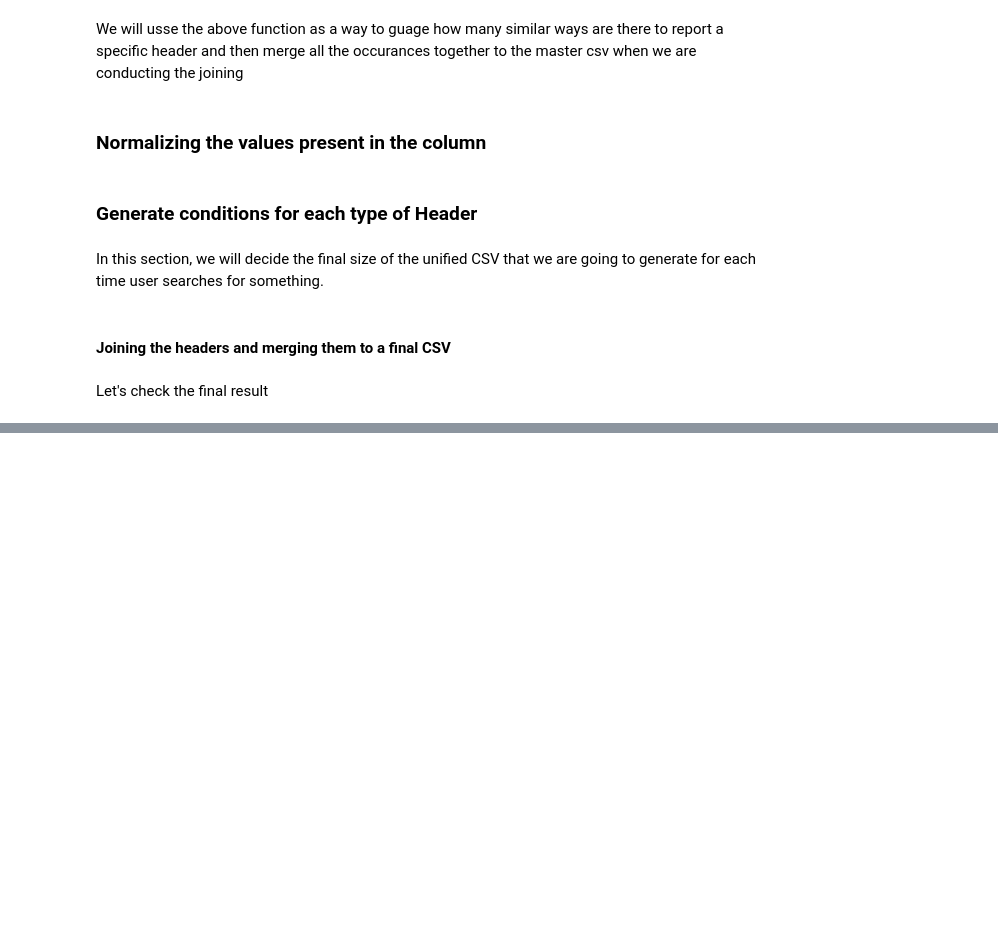
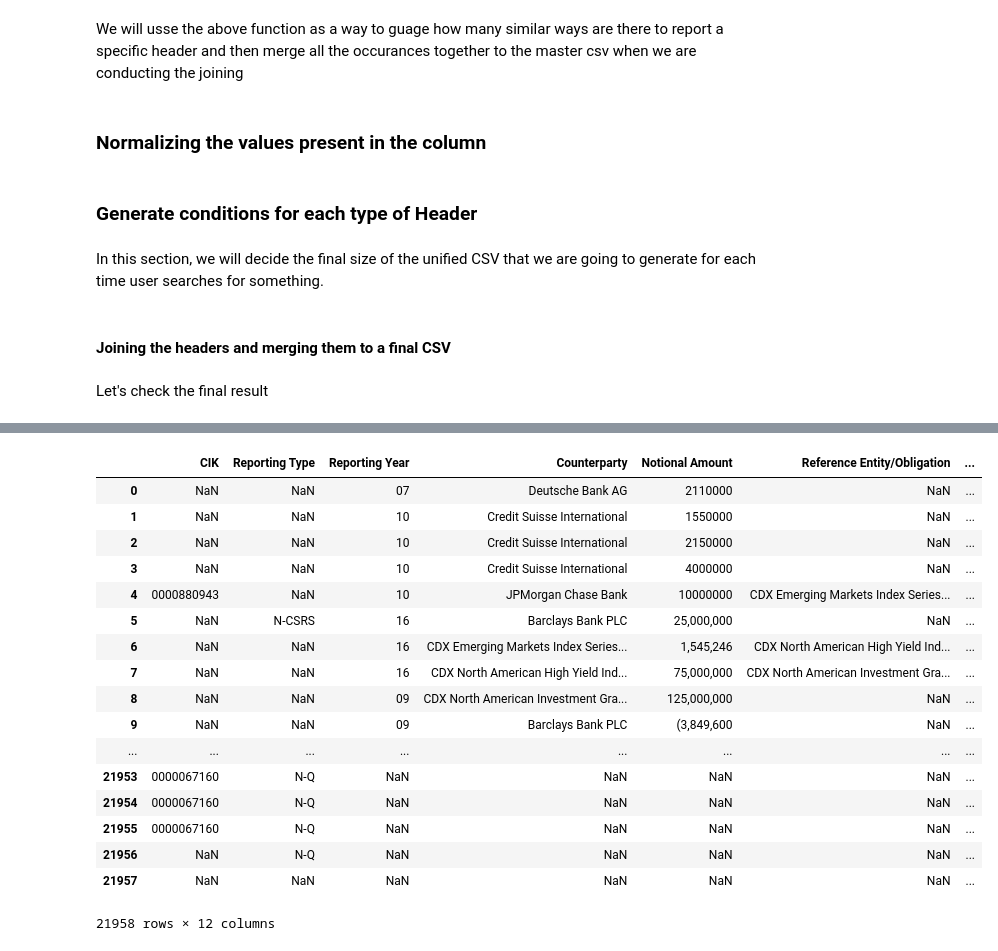
Before and after one commit to sudhamstarun/Credit-Default-Swap-Search-Engine, a Jupyter notebook: Notebooks/Unified CSV Generation.ipynb, the cells around one changed output, grey strips where cells are left out. Drawn from its saved outputs; the diff is of its cells as text; code cells hidden in the pictures; blank space fills up the shorter version.

```diff
--- a/Notebooks/Unified CSV Generation.ipynb
+++ b/Notebooks/Unified CSV Generation.ipynb
@@ -86,7 +86,7 @@ Using this to test out the best conditions required to extract all the possible
 # %%
 counter = 0
 for header in lol:
-    if 'buy' in header.lower() or  ('sell' in header.lower() or 'protection' in header.lower()):
+    if 'description' in lol:
         print(header)
         counter+=1
 print ("Counter", counter)
@@ -132,7 +116,7 @@ normalizeValues(filelist)
 In this section, we will decide the final size of the unified CSV that we are going to generate for each time user searches for something.
 # %%
 column_headers = ["CIK", "Reporting Type", "Reporting Year", "Counterparty", "Notional Amount", "Reference Entity/Obligation", "Fixed Rate", "Expiration Date", "Appreciation/Depreciation", "Upfront Payments Paid/Received", "Implied Credit Spread", "Buy/Sell Protection", "Description"]
-lol = pd.DataFrame()
+unified_csv = pd.DataFrame()
 CIK_csv = pd.DataFrame(columns=["CIK"])
 Reporting_Type_csv = pd.DataFrame(columns=["Reporting Type"])
 Reporting_Year_csv = pd.DataFrame(columns=["Reporting Year"])
@@ -144,6 +128,7 @@ Expiration_Date_csv = pd.DataFrame(columns=["Expiration Date"])
 Appreciation_csv = pd.DataFrame(columns=["Appreciation/Depreciation"])
 Upfront_Payments_csv = pd.DataFrame(columns=["Upfront Payments Paid/Received"])
 Buy_Sell_csv = pd.DataFrame(columns=["Buy/Sell Protection"])
+Description_csv = pd.DataFrame(columns=["Description"])
 # %% [markdown]
 #### Joining the headers and merging them to a final CSV
 # %%
@@ -157,10 +142,14 @@ for filename in filelist:
         if 'cik' in header.lower():
             for i in df[header].iteritems():
                 CIK_csv = CIK_csv.append({'CIK': i[1]}, ignore_index=True)
+            else:
+            CIK_csv = CIK_csv.append({'CIK': "NaN"}, ignore_index=True)
 
         if 'reporting' in header.lower():
             for i in df[header].iteritems():
                 Reporting_Type_csv = Reporting_Type_csv.append({'Reporting Type': i[1]}, ignore_index=True)
+        else:
+            Reporting_Type_csv = Reporting_Type_csv.append({'Reporting Type': "NaN"}, ignore_index=True)
 
         if 'year' in header.lower():
             for i in df[header].iteritems():
@@ -195,8 +184,14 @@ for filename in filelist:
             for i in df[header].iteritems():
                 Upfront_Payments_csv = Upfront_Payments_csv.append({'Upfront Payments Paid/Received': i[1]}, ignore_index=True)
 
-        if 'buy' in header.lower() or  ('sell' in header.lower() or 'protection' in header.lower()):
+        if 'buy' in header.lower() or  'sell' in header.lower() or 'protection' in header.lower():
             for i in df[header].iteritems():
-                Buy_Sell_csv = Buy_Sell_csv.append({'Buy/Sell Protection': i[1]}, ignore_index=True)\
+                Buy_Sell_csv = Buy_Sell_csv.append({'Buy/Sell Protection': i[1]}, ignore_index=True)
+
+        if 'description' in header.lower():
+            for i in df[header].iteritems():
+                Description_csv = Description_csv.append({'Description': i[1]}, ignore_index=True)
+        else:
+            Description_csv = Description_csv.append({'Description': "NaN"}, ignore_index=True)
 # %% [markdown]
 Let's check the final result
@@ -205,10 +219,31 @@ Buy_Sell_csv
 # %%
-lol = CIK_csv.join(Reporting_Type_csv)
-lol = lol.join(Reporting_Year_csv)
-lol = lol.join(Counterparty_csv)
-lol = lol.join(Notional_Amount_csv)
-lol = lol.join(Reference_Entity_csv)
-lol = lol.join(Expiration_Date_csv)
-lol = lol.join(Appreciation_csv)
-lol = lol.join(Upfront_Payments_csv)
-lol
+unified_csv = CIK_csv.join(Reporting_Type_csv)
+unified_csv = unified_csv.join(Reporting_Year_csv)
+unified_csv = unified_csv.join(Counterparty_csv)
+unified_csv = unified_csv.join(Notional_Amount_csv)
+unified_csv = unified_csv.join(Reference_Entity_csv)
+unified_csv = unified_csv.join(Expiration_Date_csv)
+unified_csv = unified_csv.join(Appreciation_csv)
+unified_csv = unified_csv.join(Upfront_Payments_csv)
+unified_csv = unified_csv.join(Buy_Sell_csv)
+unified_csv = unified_csv.join(Description_csv)
+unified_csv
+# %% [output]
+|  | CIK | Reporting Type | Reporting Year | Counterparty | Notional Amount | Reference Entity/Obligation | ... |
+| 0 | NaN | NaN | 07 | Deutsche Bank AG | 2110000 | NaN | ... |
+| 1 | NaN | NaN | 10 | Credit Suisse International | 1550000 | NaN | ... |
+| 2 | NaN | NaN | 10 | Credit Suisse International | 2150000 | NaN | ... |
+| 3 | NaN | NaN | 10 | Credit Suisse International | 4000000 | NaN | ... |
+| 4 | 0000880943 | NaN | 10 | JPMorgan Chase Bank | 10000000 | CDX Emerging Markets Index Series... | ... |
+| 5 | NaN | N-CSRS | 16 | Barclays Bank PLC | 25,000,000 | NaN | ... |
+| 6 | NaN | NaN | 16 | CDX Emerging Markets Index Series... | 1,545,246 | CDX North American High Yield Ind... | ... |
+| 7 | NaN | NaN | 16 | CDX North American High Yield Ind... | 75,000,000 | CDX North American Investment Gra... | ... |
+| 8 | NaN | NaN | 09 | CDX North American Investment Gra... | 125,000,000 | NaN | ... |
+| 9 | NaN | NaN | 09 | Barclays Bank PLC | (3,849,600 | NaN | ... |
+| ... | ... | ... | ... | ... | ... | ... | ... |
+| 21953 | 0000067160 | N-Q | NaN | NaN | NaN | NaN | ... |
+| 21954 | 0000067160 | N-Q | NaN | NaN | NaN | NaN | ... |
+| 21955 | 0000067160 | N-Q | NaN | NaN | NaN | NaN | ... |
+| 21956 | NaN | N-Q | NaN | NaN | NaN | NaN | ... |
+| 21957 | NaN | NaN | NaN | NaN | NaN | NaN | ... |
+21958 rows × 12 columns
```
Also changed, not shown: parts of 3 cells of this notebook.
